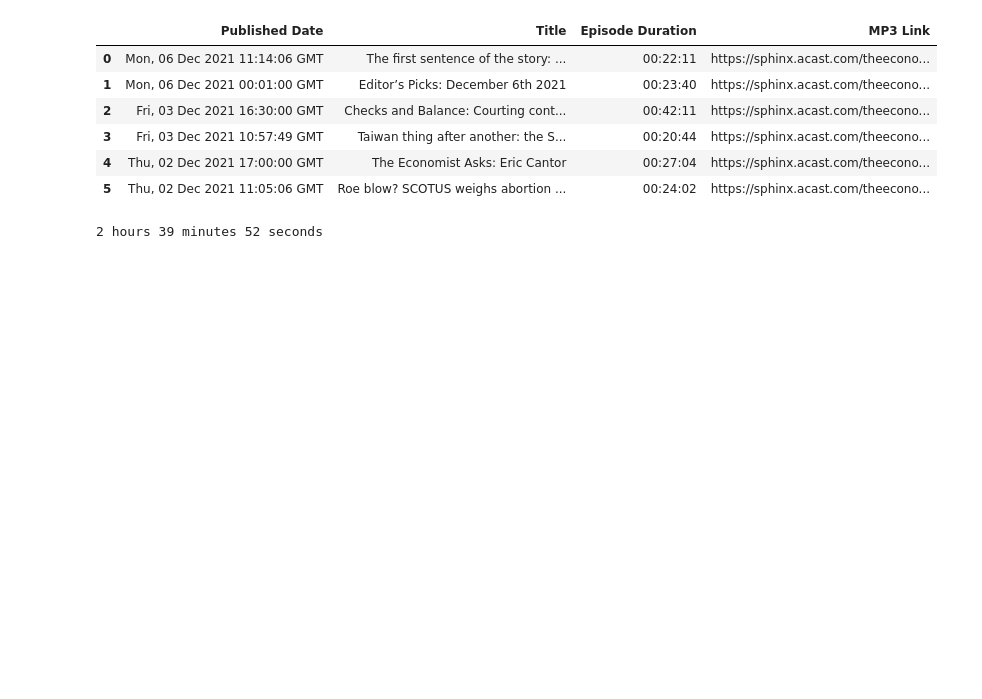
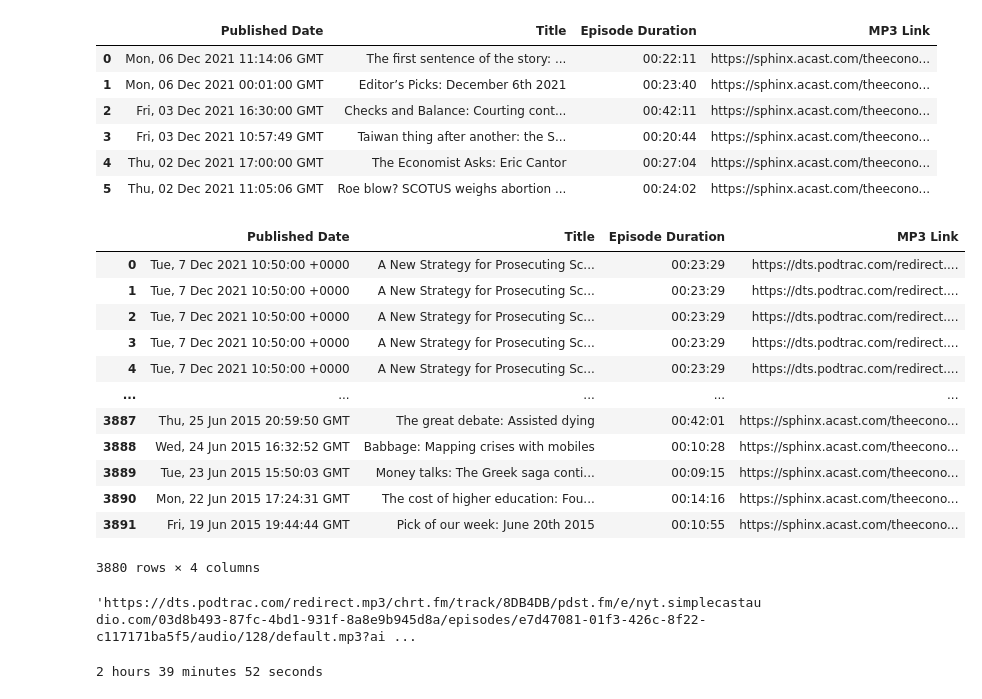
Before and after one commit to cryptodogofmax/podcast-web-player, a Jupyter notebook: podcast_player.ipynb, the cells around one changed output. Drawn from its saved outputs; the diff is of its cells as text; code cells hidden in the pictures; blank space fills up the shorter version.

```diff
--- a/podcast_player.ipynb
+++ b/podcast_player.ipynb
@@ -92,6 +162,33 @@ played_episodes_df
 | 3 | Fri, 03 Dec 2021 10:57:49 GMT | Taiwan thing after another: the S... | 00:20:44 | https://sphinx.acast.com/theecono... |
 | 4 | Thu, 02 Dec 2021 17:00:00 GMT | The Economist Asks: Eric Cantor | 00:27:04 | https://sphinx.acast.com/theecono... |
 | 5 | Thu, 02 Dec 2021 11:05:06 GMT | Roe blow? SCOTUS weighs abortion ... | 00:24:02 | https://sphinx.acast.com/theecono... |
+# %%
+def get_unplayed_episodes_df():
+    unplayed_episodes_df = episodes[~episodes["MP3 Link"].isin(played_episodes)]
+    unplayed_episodes_df.sort_values(by=["Published Date"])
+    return unplayed_episodes_df
+
+
+unplayed_episodes_df = get_unplayed_episodes_df()
+unplayed_episodes_df
+# %% [output]
+|  | Published Date | Title | Episode Duration | MP3 Link |
+| 0 | Tue, 7 Dec 2021 10:50:00 +0000 | A New Strategy for Prosecuting Sc... | 00:23:29 | https://dts.podtrac.com/redirect.... |
+| 1 | Tue, 7 Dec 2021 10:50:00 +0000 | A New Strategy for Prosecuting Sc... | 00:23:29 | https://dts.podtrac.com/redirect.... |
+| 2 | Tue, 7 Dec 2021 10:50:00 +0000 | A New Strategy for Prosecuting Sc... | 00:23:29 | https://dts.podtrac.com/redirect.... |
+| 3 | Tue, 7 Dec 2021 10:50:00 +0000 | A New Strategy for Prosecuting Sc... | 00:23:29 | https://dts.podtrac.com/redirect.... |
+| 4 | Tue, 7 Dec 2021 10:50:00 +0000 | A New Strategy for Prosecuting Sc... | 00:23:29 | https://dts.podtrac.com/redirect.... |
+| ... | ... | ... | ... | ... |
+| 3887 | Thu, 25 Jun 2015 20:59:50 GMT | The great debate: Assisted dying | 00:42:01 | https://sphinx.acast.com/theecono... |
+| 3888 | Wed, 24 Jun 2015 16:32:52 GMT | Babbage: Mapping crises with mobiles | 00:10:28 | https://sphinx.acast.com/theecono... |
+| 3889 | Tue, 23 Jun 2015 15:50:03 GMT | Money talks: The Greek saga conti... | 00:09:15 | https://sphinx.acast.com/theecono... |
+| 3890 | Mon, 22 Jun 2015 17:24:31 GMT | The cost of higher education: Fou... | 00:14:16 | https://sphinx.acast.com/theecono... |
+| 3891 | Fri, 19 Jun 2015 19:44:44 GMT | Pick of our week: June 20th 2015 | 00:10:55 | https://sphinx.acast.com/theecono... |
+3880 rows × 4 columns
+# %%
+unplayed_episodes_df["MP3 Link"].iloc[0]
+# %% [output]
+'https://dts.podtrac.com/redirect.mp3/chrt.fm/track/8DB4DB/pdst.fm/e/nyt.simplecastaudio.com/03d8b493-87fc-4bd1-931f-8a8e9b945d8a/episodes/e7d47081-01f3-426c-8f22-c117171ba5f5/audio/128/default.mp3?ai ...
 # %%
 durations = played_episodes_df["Episode Duration"].tolist()
 d1 = durations[0]
```
Also changed, not shown: parts of 14 cells of this notebook, 3 other files.
